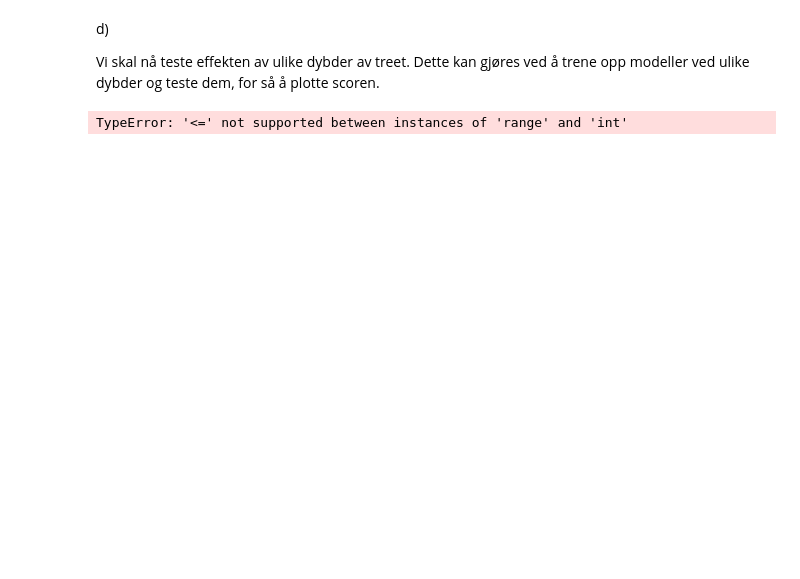
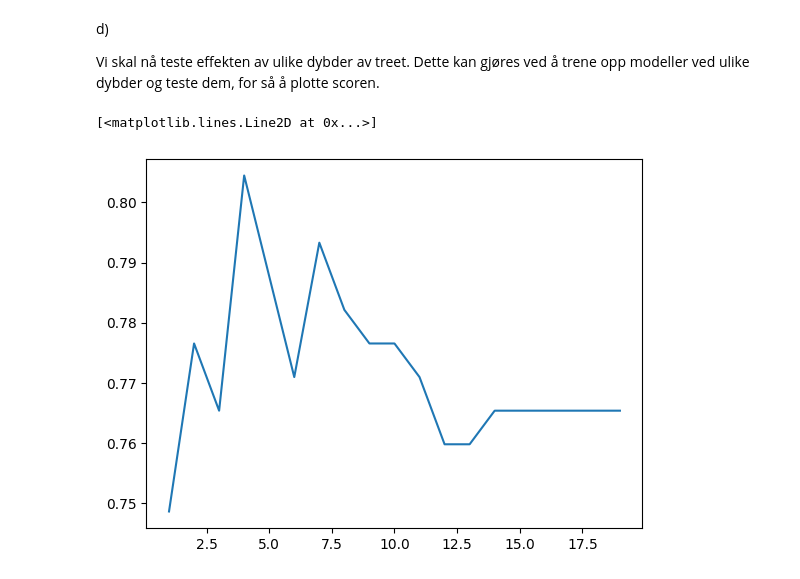
Before and after one commit to m-a-x-98/Honours2200Oblig1, a Jupyter notebook: oblig1.ipynb, the cells around one changed output. Drawn from its saved outputs; the diff is of its cells as text; code cells hidden in the pictures; blank space fills up the shorter version.

```diff
--- a/oblig1.ipynb
+++ b/oblig1.ipynb
@@ -251,17 +273,18 @@ Vi skal nå teste effekten av ulike dybder av treet. Dette kan gjøres ved å tr
 # %%
 depths = range(1, 20)     # bestem hvilke dybder vi skal teste: gir en liste [1,2,3,...,19,20]
 
 correct_rate_list = []    # lag en tom liste for å putte resultatene i
 
 for depth in depths:   # loop igjennom elementene i depths
     # tren en model
-    model = DecisionTreeClassifier(max_depth=depths, random_state=1)
+    model = DecisionTreeClassifier(max_depth=depth, random_state=1)
     model.fit(X_train, y_train)
 
     pred = model.predict(X_test) # prediker med modellen
     score = np.count_nonzero(pred == y_test) / len(X_test) # beregn andelen riktige
     correct_rate_list.append(score) # legg det til i listen
 
-plt.plot(depths, correct_rate_list)
+plt.plot(depths, correct_rate_list) # plot resultatet
 # %% [output]
-TypeError: '<=' not supported between instances of 'range' and 'int'
+[<matplotlib.lines.Line2D at 0x...>]
+[figure, added]
```
Also changed, not shown: parts of 6 cells of this notebook, 1 other file.
